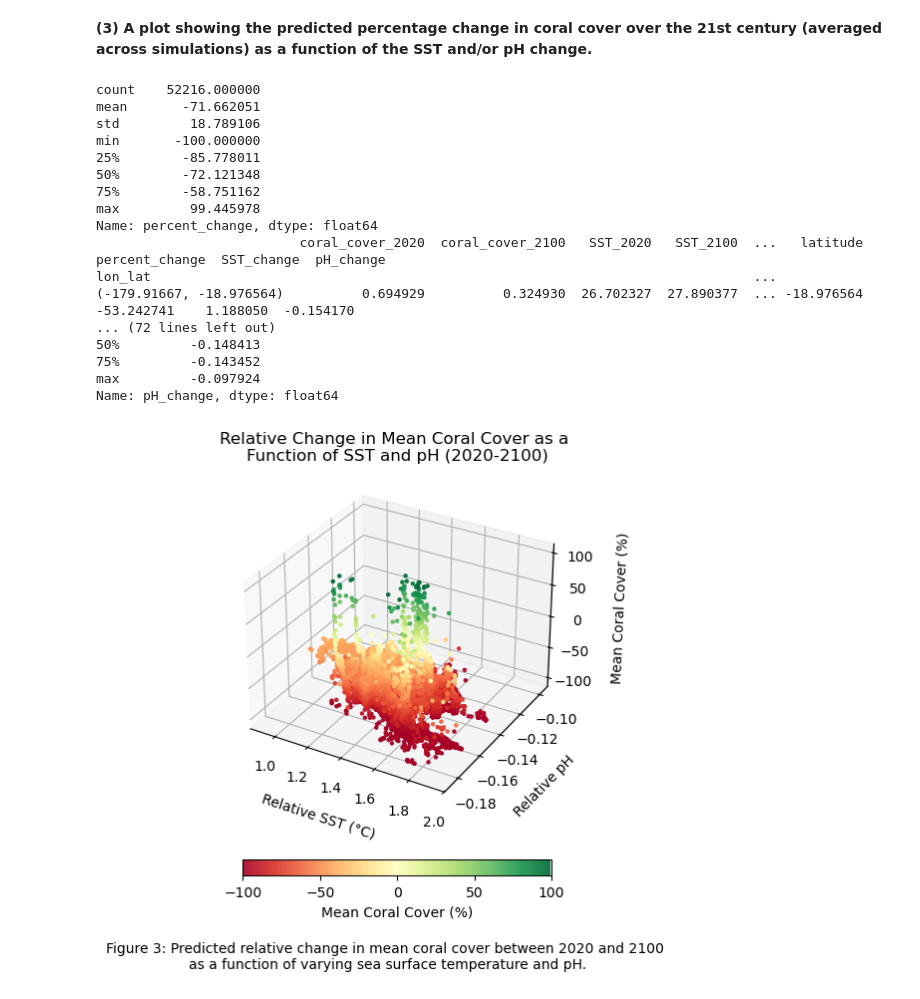
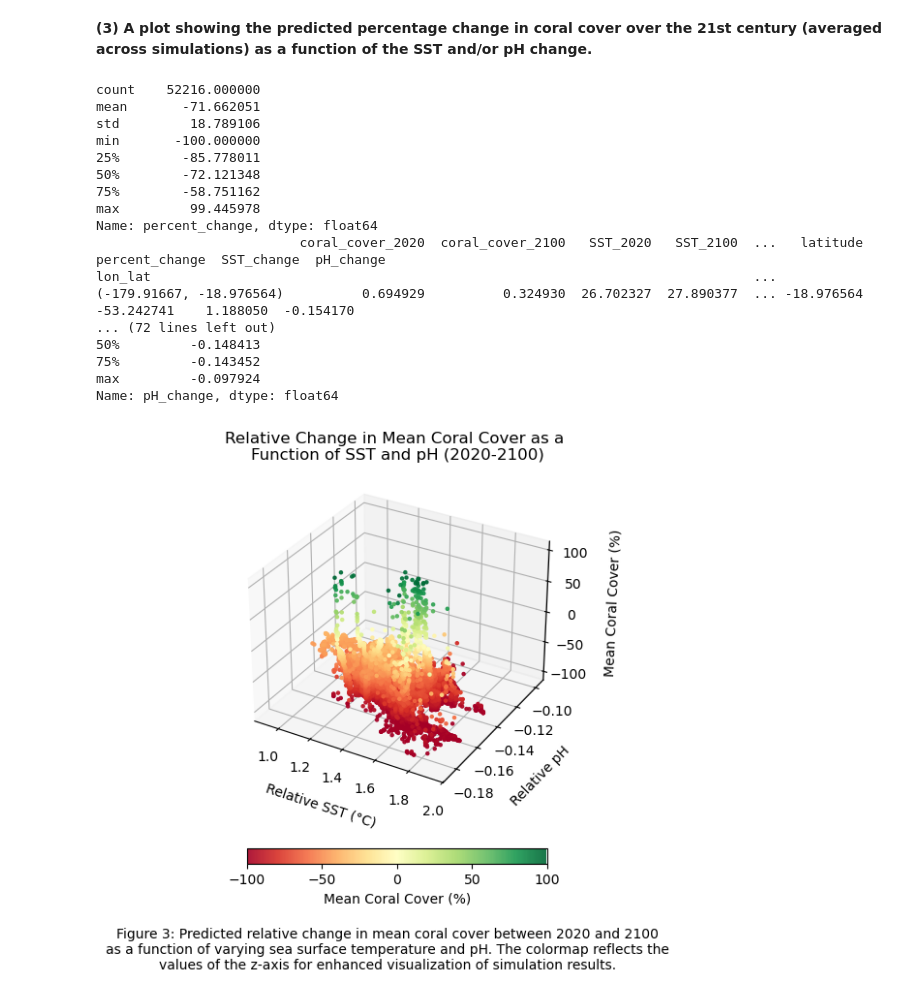
Before and after one commit to maluhiakinimaka/mbio691l-kinimaka, a Jupyter notebook: mbio691l_project_kinimaka.ipynb, the cells around one changed output. Cells and saved outputs as stored; diff of their text form; code cells hidden in the pictures.

```diff
--- a/mbio691l_project_kinimaka.ipynb
+++ b/mbio691l_project_kinimaka.ipynb
@@ -247,32 +246,31 @@ Name: percent_change, dtype: float64
 # %% [markdown]
 **(3) A plot showing the predicted percentage change in coral cover over the 21st century (averaged across simulations) as a function of the SST and/or pH change.**
 # %%
-# import 3D package extension
+# import package extension to view dataset in 3D because a 2D plot with color as a 3rd dimension
+# was difficult to visualize the relationship between coral cover, SST, and pH
 from mpl_toolkits.mplot3d import Axes3D
 
-# remove outliers beyond the bounds of -100 < percent_change < 100
+# remove outliers beyond the bounds of -100 < percent_change < 100 to avoid skew
 filt_data = filt_data[(filt_data['percent_change'] >= -100) & (filt_data['percent_change'] <= 100)]
 print(filt_data['percent_change'].describe()) #check
 
-# calculate absolute SST and pH change
+# calculate absolute SST and pH change from given data
 filt_data['SST_change'] = filt_data['SST_2100'] - filt_data['SST_2020']
 filt_data['pH_change'] = filt_data['pH_2100'] - filt_data['pH_2020']
 
-# check
+# check calculations
 print(filt_data)
 print('SST_change')
 print(filt_data['SST_change'].describe())  # check summary of SST_change
 print('pH_change')
 print(filt_data['pH_change'].describe())  # check summary of pH_change
 
-# initalize plot
+# initalize 3D plot
 fig = plt.figure(figsize=(8, 6))
 ax = fig.add_subplot(111, projection='3d')
 sc = ax.scatter(
-    filt_data['SST_change'],
-    filt_data['pH_change'],
-    filt_data['percent_change'],
-    c=filt_data['percent_change'],   # color by mean percent change
+    filt_data['SST_change'], filt_data['pH_change'], filt_data['percent_change'],
+    c=filt_data['percent_change'],   # color by mean percent change (better depth viz)
     cmap='RdYlGn',                   # match colormap to previous figs
     s=5,                             # marker size
     alpha=0.9                        # opacity
@@ -285,38 +283,39 @@ ax.set_zlabel('Mean Coral Cover (%)', labelpad=10)
 ax.set_title('Relative Change in Mean Coral Cover as a \n'
                 'Function of SST and pH (2020-2100)')
 
-# add colorbar customization
+# add colorbar for greater data interpretation with depth
 cbar = plt.colorbar(sc, ax=ax, orientation='horizontal', pad=0.1, shrink=0.5)
+cbar.set_ticks([-100, -50, 0, 50, 100])
 cbar.set_label('Mean Coral Cover (%)')
-cbar.set_ticks([-100, -50, 0, 50, 100])
 
 # add caption
 plt.figtext(0.5, 0.09,
-             'Figure 3: Predicted relative change in mean coral cover between 2020 and 2100 \n'
-             'as a function of varying sea surface temperature and pH.',
+             'Figure 3: Predicted relative change in mean coral cover between 2020 and 2100\n'
+             'as a function of varying sea surface temperature and pH. The colormap reflects the\n'
+             'values of the z-axis for enhanced visualization of simulation results.',
              ha='center', va='top', fontsize=10)
 
 # export as vector file
 plt.savefig('percent_change_CC_SST_pH.svg', format='svg', bbox_inches='tight')
 
 # plot
 plt.show()
 # %% [output]
 count    52216.000000
 mean       -71.662051
 std         18.789106
 min       -100.000000
 25%        -85.778011
 50%        -72.121348
 75%        -58.751162
 max         99.445978
 Name: percent_change, dtype: float64
                           coral_cover_2020  coral_cover_2100   SST_2020   SST_2100  ...   latitude  percent_change  SST_change  pH_change
 lon_lat                                                                             ...
 (-179.91667, -18.976564)          0.694929          0.324930  26.702327  27.890377  ... -18.976564      -53.242741    1.188050  -0.154170
 ... (72 lines left out)
 50%         -0.148413
 75%         -0.143452
 max         -0.097924
 Name: pH_change, dtype: float64
-[figure, old version]
+[figure, new version]
```
Also changed, not shown: parts of 3 cells of this notebook, 3 other files.
